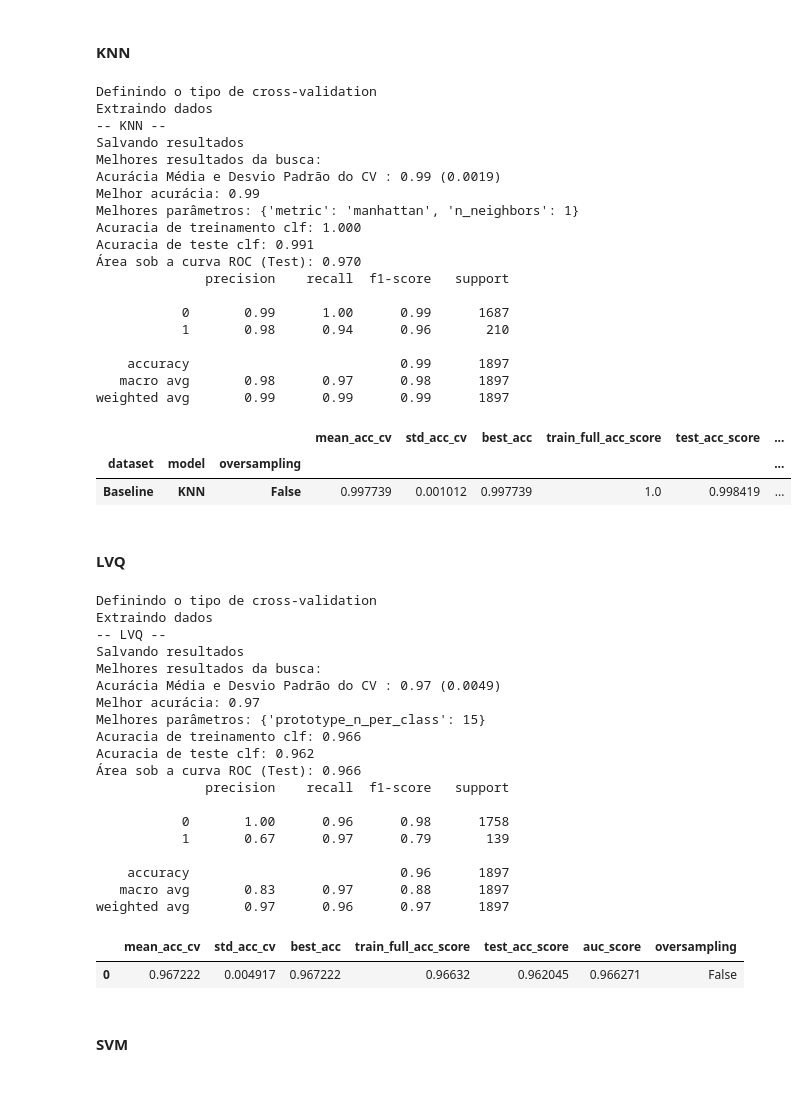
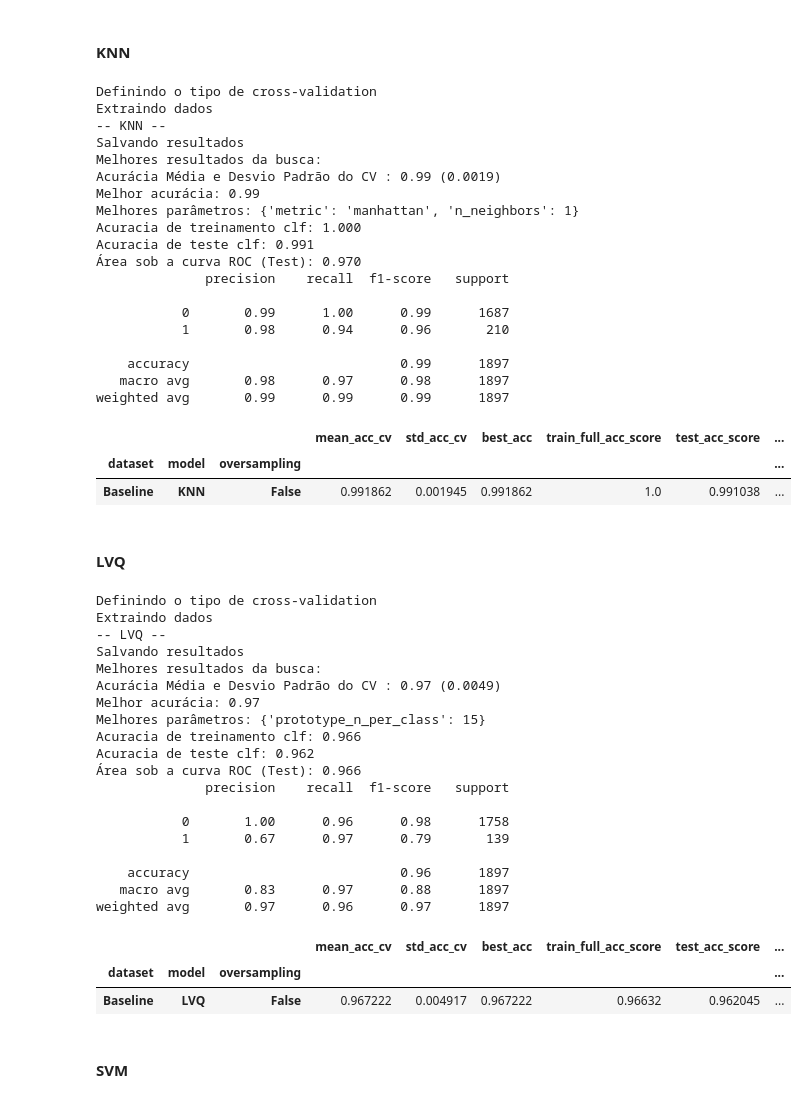
Before and after one commit to IsmaelCesar/solucoes-mineracao-de-dados-2022.1, a Jupyter notebook: Projeto_Shill_Bidding.ipynb, the cells around one changed output. Cells and saved outputs as stored; diff of their text form; code cells hidden in the pictures.

```diff
--- a/Projeto_Shill_Bidding.ipynb
+++ b/Projeto_Shill_Bidding.ipynb
@@ -479,6 +483,7 @@ def param_variation(
                       model_params,
                       cv=cv,
                       scoring='accuracy',
+                      n_jobs= -1
                   )
   if(search == 'random'):
     search_model = RandomizedSearchCV(
@@ -487,7 +492,8 @@ def param_variation(
                       n_iter=n_iter,
                       cv=cv,
                       scoring='accuracy',
-                      random_state=seed
+                      random_state=seed,
+                      n_jobs =-1
                   )
 
   print('Salvando resultados')
@@ -505,9 +511,9 @@ def param_variation(
   print('Melhores parâmetros: %s' % search_model_result.best_params_)
 
   ## escrevendo report <<<
-  report['mean_acc_cv'] = [best_model_accs.mean()]
-  report['std_acc_cv'] = [best_model_accs.std()]
-  report['best_acc'] = [search_model_result.best_score_]
+  report['mean_acc_cv'] = best_model_accs.mean()
+  report['std_acc_cv'] = best_model_accs.std()
+  report['best_acc'] = search_model_result.best_score_
   ##<<<<<<<<<<<<<<<<<<<<<<
 
   best_model = search_model_result.best_estimator_
@@ -523,9 +529,10 @@ def param_variation(
   print("Acuracia de teste clf: %0.3f" % test_acc_score)
   print("Área sob a curva ROC (Test): %0.3f" % auc)
   ## escrevendo report <<<
-  report['train_full_acc_score'] = [train_full_acc_score]
-  report['test_acc_score'] = [test_acc_score]
-  report['auc_score'] = [auc]
+  report['train_full_acc_score'] = train_full_acc_score
+  report['test_acc_score'] = test_acc_score
+  report['auc_score'] = auc
+  report['cv_scores'] = best_model_accs
   ##<<<<<<<<<<<<<<<<<<<<<<
 
   print(metrics.classification_report(Y_test_preds, Y_test))
@@ -605,10 +612,10 @@ best_tree, report_dtree = param_variation(
                           )
 report_dtree['oversampling'] = False
 report_dtree['dataset'] = 'Baseline'
-report_dtree['model'] = 'DTree'
+report_dtree['model'] = 'Decision Tree'
 
 overall_report['Decision Tree'] = copy.deepcopy(report_dtree)
-df = pd.DataFrame.from_dict(report_dtree)
+df = pd.DataFrame([report_dtree.values()], columns=report_dtree.keys())
 df.set_index(['dataset', 'model', 'oversampling'], inplace =True)
 df.to_csv('Results.csv', mode='a', header = True)
 df
@@ -650,12 +657,12 @@ best_knn, report_knn = param_variation(
                           experiment_name='KNN',
                           search='grid'
                         )
-report_dtree['oversampling'] = False
-report_dtree['dataset'] = 'Baseline'
-report_dtree['model'] = 'KNN'
+report_knn['oversampling'] = False
+report_knn['dataset'] = 'Baseline'
+report_knn['model'] = 'KNN'
 
-overall_report['Decision Tree'] = copy.deepcopy(report_dtree)
-df = pd.DataFrame.from_dict(report_dtree)
+overall_report['KNN'] = copy.deepcopy(report_knn)
+df = pd.DataFrame([report_knn.values()], columns=report_knn.keys())
 df.set_index(['dataset', 'model', 'oversampling'], inplace =True)
 df.to_csv('Results.csv', mode='a', header = False)
 df
@@ -681,7 +688,7 @@ Acuracia de teste clf: 0.991
 weighted avg       0.99      0.99      0.99      1897
 |  |  |  | mean_acc_cv | std_acc_cv | best_acc | train_full_acc_score | test_acc_score | ... |
 | dataset | model | oversampling |  |  |  |  |  | ... |
-| Baseline | KNN | False | 0.997739 | 0.001012 | 0.997739 | 1.0 | 0.998419 | ... |
+| Baseline | KNN | False | 0.991862 | 0.001945 | 0.991862 | 1.0 | 0.991038 | ... |
 # %% [markdown]
 #### LVQ
 # %%
@@ -693,37 +700,44 @@ lvq_params = {
 }
 
 best_lvq, report_lvq = param_variation(
                         lvq,
                         lvq_params,
                         experiment_data_base,
                         experiment_name='LVQ',
                         seed=seed
                         )
 report_lvq['oversampling'] = False
-overall_report['LVQ'] = report_lvq
-pd.DataFrame.from_dict(report_lvq)
+report_lvq['dataset'] = 'Baseline'
+report_lvq['model'] = 'LVQ'
+
+overall_report['LVQ'] = copy.deepcopy(report_lvq)
+df = pd.DataFrame([report_lvq.values()], columns=report_lvq.keys())
+df.set_index(['dataset', 'model', 'oversampling'], inplace =True)
+df.to_csv('Results.csv', mode='a', header = False)
+df
 # %% [output]
 Definindo o tipo de cross-validation
 Extraindo dados
 -- LVQ --
 Salvando resultados
 Melhores resultados da busca:
 Acurácia Média e Desvio Padrão do CV : 0.97 (0.0049)
 Melhor acurácia: 0.97
 Melhores parâmetros: {'prototype_n_per_class': 15}
 Acuracia de treinamento clf: 0.966
 Acuracia de teste clf: 0.962
 Área sob a curva ROC (Test): 0.966
               precision    recall  f1-score   support
 
            0       1.00      0.96      0.98      1758
            1       0.67      0.97      0.79       139
 
     accuracy                           0.96      1897
    macro avg       0.83      0.97      0.88      1897
 weighted avg       0.97      0.96      0.97      1897
-|  | mean_acc_cv | std_acc_cv | best_acc | train_full_acc_score | test_acc_score | auc_score | oversampling |
-| 0 | 0.967222 | 0.004917 | 0.967222 | 0.96632 | 0.962045 | 0.966271 | False |
+|  |  |  | mean_acc_cv | std_acc_cv | best_acc | train_full_acc_score | test_acc_score | ... |
+| dataset | model | oversampling |  |  |  |  |  | ... |
+| Baseline | LVQ | False | 0.967222 | 0.004917 | 0.967222 | 0.96632 | 0.962045 | ... |
 # %% [markdown]
 #### SVM
 # %%
```
Also changed, not shown: parts of 189 cells of this notebook, 2 other files.
